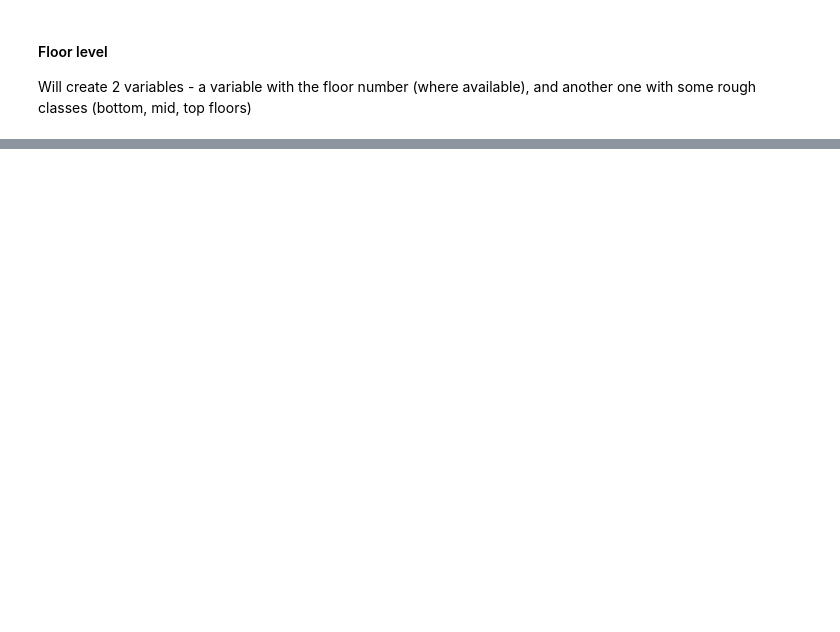
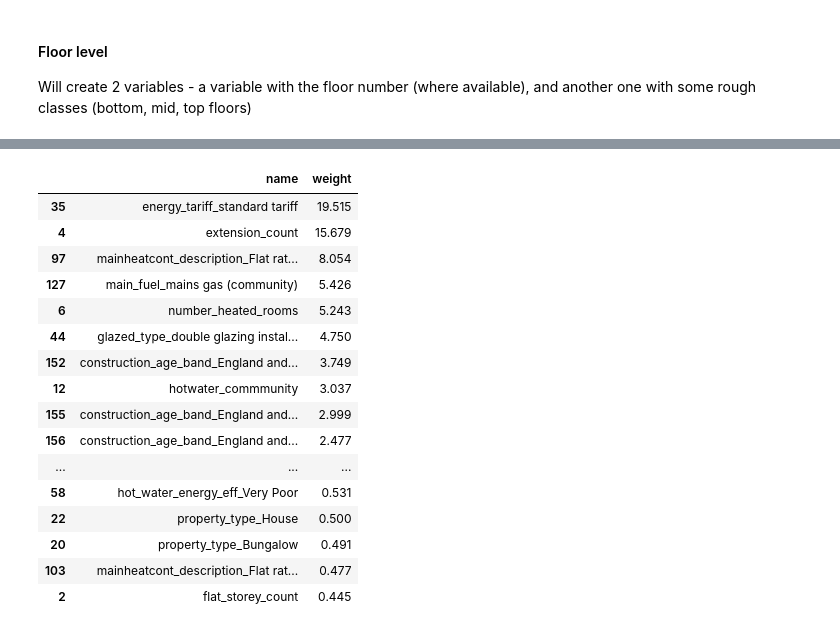
Before and after one commit to pierodellagiustina/epc-recc-analysis, a Jupyter notebook: analysis.ipynb, the cells around one changed output, grey strips where cells are left out. Cells and saved outputs as stored; diff of their text form; code cells hidden in the pictures; blank space fills up the shorter version.

```diff
--- a/analysis.ipynb
+++ b/analysis.ipynb
@@ -898,0 +1422,3 @@ df_rec[df_rec.IMPROVEMENT_ID == 35]
+# %%
+scaler = MinMaxScaler(feature_range=(0, 1))
+x = scaler.fit_transform(x.values)
@@ -898,0 +1427,7 @@ df_rec[df_rec.IMPROVEMENT_ID == 35]
+# %%
+x_train, x_test, y_train, y_test = train_test_split(x, y, test_size=0.1, random_state=42)
+# %%
+# try with a single-class model
+class_number = 5
+
+y_train[:,class_number].sum(), len(y_train) #choose improvement in position 23
@@ -898,0 +1440,4 @@ df_rec[df_rec.IMPROVEMENT_ID == 35]
+# %%
+xgb_cl = xgb.XGBRFClassifier(n_estimators=50)
+
+xgb_cl.fit(x_train, y_train[:,class_number])#, eval_metrix='logloss')
@@ -898,0 +1456,23 @@ df_rec[df_rec.IMPROVEMENT_ID == 35]
+# %%
+tmp = pd.concat([pd.Series(all_vars),pd.Series(100*xgb_cl.feature_importances_/xgb_cl.feature_importances_.sum())],axis=1
+         )
+tmp.columns = ['name','weight']
+tmp.sort_values('weight',ascending=False).head(30)
+# %% [output]
+|  | name | weight |
+| 35 | energy_tariff_standard tariff | 19.515 |
+| 4 | extension_count | 15.679 |
+| 97 | mainheatcont_description_Flat rat... | 8.054 |
+| 127 | main_fuel_mains gas (community) | 5.426 |
+| 6 | number_heated_rooms | 5.243 |
+| 44 | glazed_type_double glazing instal... | 4.750 |
+| 152 | construction_age_band_England and... | 3.749 |
+| 12 | hotwater_commmunity | 3.037 |
+| 155 | construction_age_band_England and... | 2.999 |
+| 156 | construction_age_band_England and... | 2.477 |
+| ... | ... | ... |
+| 58 | hot_water_energy_eff_Very Poor | 0.531 |
+| 22 | property_type_House | 0.500 |
+| 20 | property_type_Bungalow | 0.491 |
+| 103 | mainheatcont_description_Flat rat... | 0.477 |
+| 2 | flat_storey_count | 0.445 |
```
Also changed, not shown: parts of 111 cells of this notebook, 1 other file.
